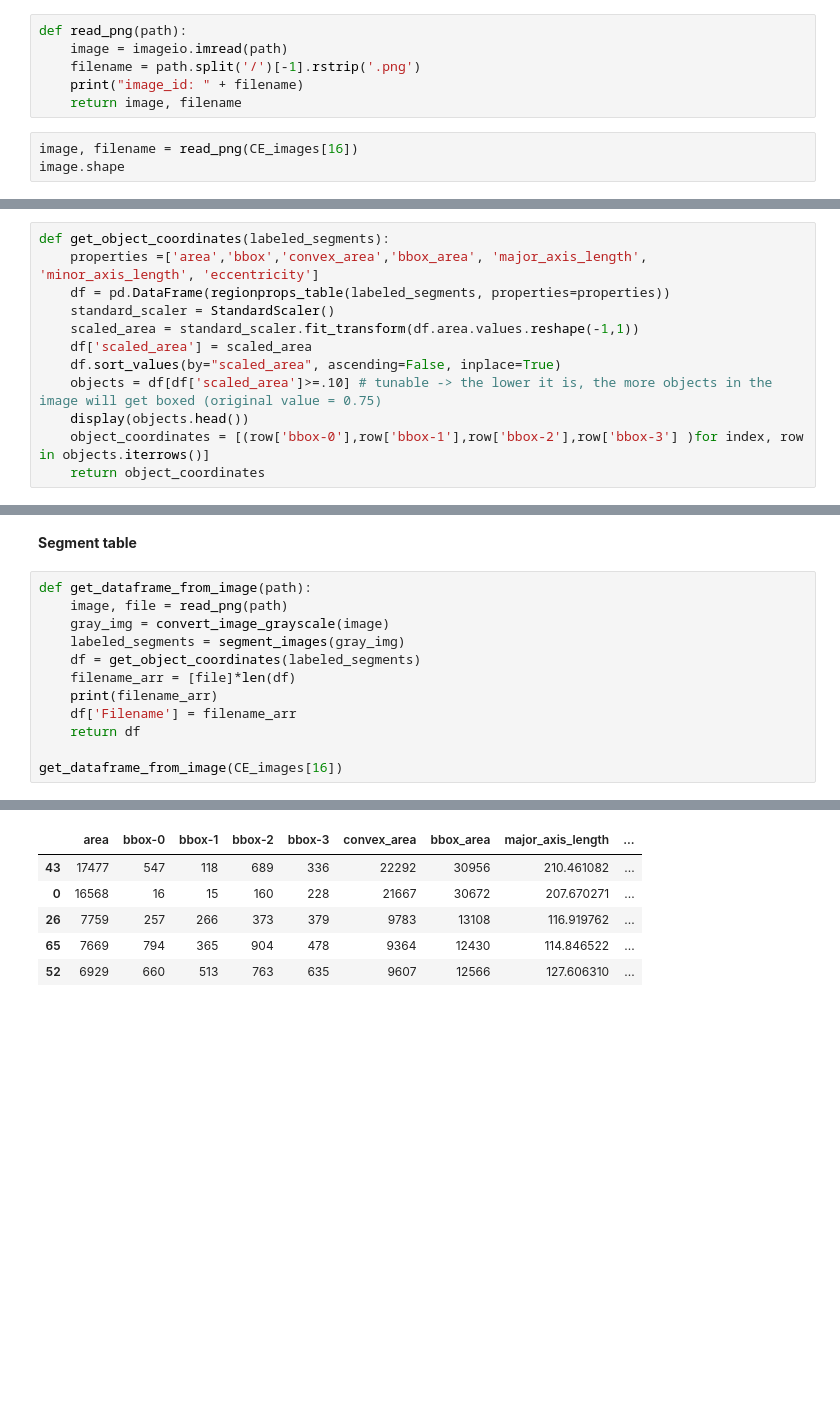
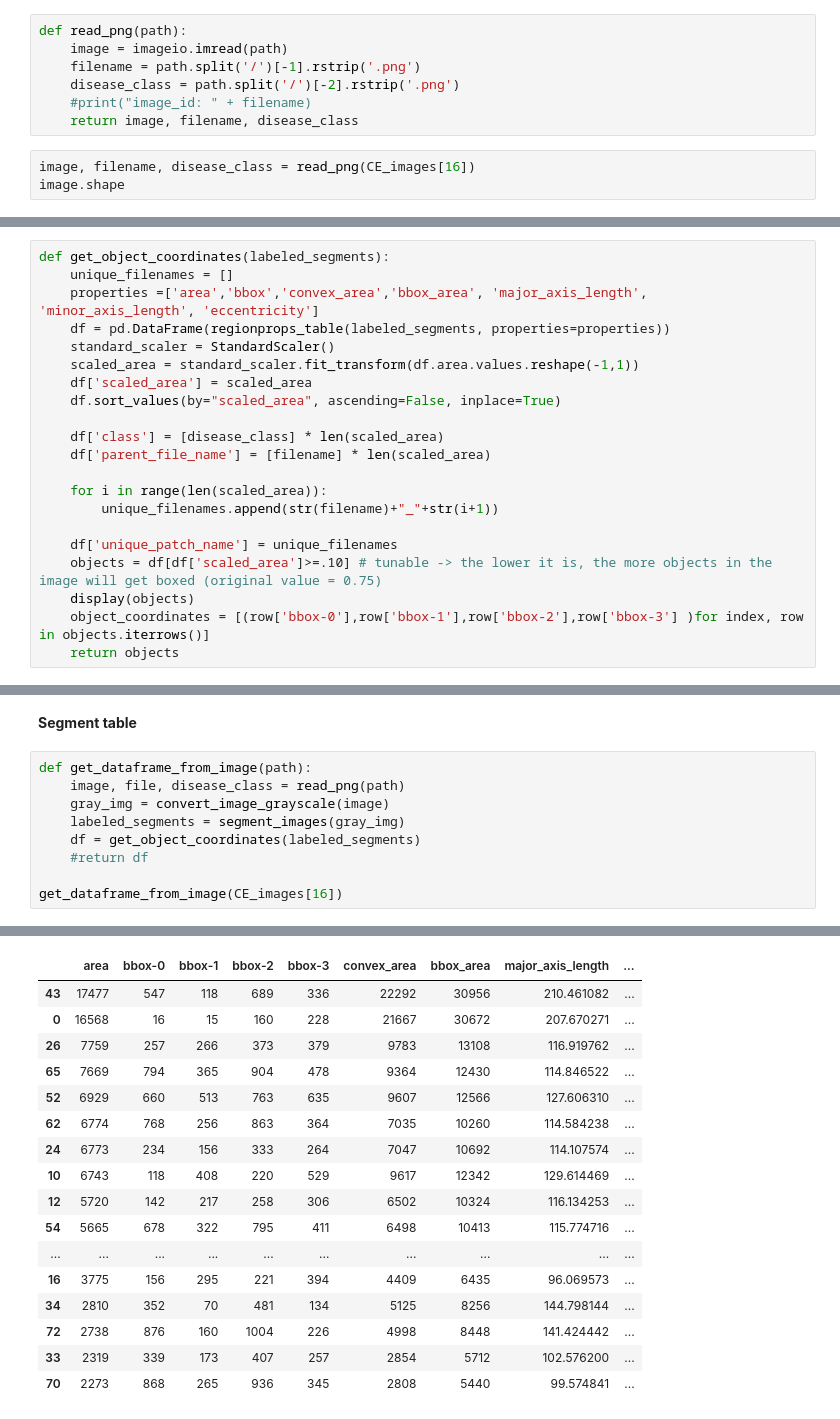
Before and after one commit to EnriqueProjectsIA/Mayo-Clinic---STRIP-AI, a Jupyter notebook: mayo-image-segmentation.ipynb, the cells around one changed output, grey strips where cells are left out. Drawn from its saved outputs; the diff is of its cells as text; blank space fills up the shorter version.

Commit message:
Kaggle Notebook | MAYO Image Segmentation  | Version 6

```diff
--- a/mayo-image-segmentation.ipynb
+++ b/mayo-image-segmentation.ipynb
@@ -72,10 +77,11 @@ There are 206 images in the LAA folder
 def read_png(path):
     image = imageio.imread(path)
     filename = path.split('/')[-1].rstrip('.png')
-    print("image_id: " + filename)
-    return image, filename
+    disease_class = path.split('/')[-2].rstrip('.png')
+    #print("image_id: " + filename)
+    return image, filename, disease_class
 # %%
-image, filename = read_png(CE_images[16])
+image, filename, disease_class = read_png(CE_images[16])
 image.shape
 # %% [output]
 image_id: 05a1ec_0
@@ -123,16 +110,25 @@ plot_labeled_segments(labeled_segments, gray_img)
 **Object Coordinates**
 # %%
 def get_object_coordinates(labeled_segments):
+    unique_filenames = []
     properties =['area','bbox','convex_area','bbox_area', 'major_axis_length', 'minor_axis_length', 'eccentricity']
     df = pd.DataFrame(regionprops_table(labeled_segments, properties=properties))
     standard_scaler = StandardScaler()
     scaled_area = standard_scaler.fit_transform(df.area.values.reshape(-1,1))
     df['scaled_area'] = scaled_area
     df.sort_values(by="scaled_area", ascending=False, inplace=True)
+
+    df['class'] = [disease_class] * len(scaled_area)
+    df['parent_file_name'] = [filename] * len(scaled_area)
+
+    for i in range(len(scaled_area)):
+        unique_filenames.append(str(filename)+"_"+str(i+1))
+
+    df['unique_patch_name'] = unique_filenames
     objects = df[df['scaled_area']>=.10] # tunable -> the lower it is, the more objects in the image will get boxed (original value = 0.75)
-    display(objects.head())
+    display(objects)
     object_coordinates = [(row['bbox-0'],row['bbox-1'],row['bbox-2'],row['bbox-3'] )for index, row in objects.iterrows()]
-    return object_coordinates
+    return objects
 # %%
 object_coordinates = get_object_coordinates(labeled_segments)
 # %% [output]
@@ -177,14 +153,11 @@ plot_objects(object_coordinates, image)
 **Segment table**
 # %%
 def get_dataframe_from_image(path):
-    image, file = read_png(path)
+    image, file, disease_class = read_png(path)
     gray_img = convert_image_grayscale(image)
     labeled_segments = segment_images(gray_img)
     df = get_object_coordinates(labeled_segments)
-    filename_arr = [file]*len(df)
-    print(filename_arr)
-    df['Filename'] = filename_arr
-    return df
+    #return df
 
 get_dataframe_from_image(CE_images[16])
 # %% [output]
@@ -192,6 +164,17 @@ image_id: 05a1ec_0
 |  | area | bbox-0 | bbox-1 | bbox-2 | bbox-3 | convex_area | bbox_area | major_axis_length | ... |
 | 43 | 17477 | 547 | 118 | 689 | 336 | 22292 | 30956 | 210.461082 | ... |
 | 0 | 16568 | 16 | 15 | 160 | 228 | 21667 | 30672 | 207.670271 | ... |
 | 26 | 7759 | 257 | 266 | 373 | 379 | 9783 | 13108 | 116.919762 | ... |
 | 65 | 7669 | 794 | 365 | 904 | 478 | 9364 | 12430 | 114.846522 | ... |
 | 52 | 6929 | 660 | 513 | 763 | 635 | 9607 | 12566 | 127.606310 | ... |
+| 62 | 6774 | 768 | 256 | 863 | 364 | 7035 | 10260 | 114.584238 | ... |
+| 24 | 6773 | 234 | 156 | 333 | 264 | 7047 | 10692 | 114.107574 | ... |
+| 10 | 6743 | 118 | 408 | 220 | 529 | 9617 | 12342 | 129.614469 | ... |
+| 12 | 5720 | 142 | 217 | 258 | 306 | 6502 | 10324 | 116.134253 | ... |
+| 54 | 5665 | 678 | 322 | 795 | 411 | 6498 | 10413 | 115.774716 | ... |
+| ... | ... | ... | ... | ... | ... | ... | ... | ... | ... |
+| 16 | 3775 | 156 | 295 | 221 | 394 | 4409 | 6435 | 96.069573 | ... |
+| 34 | 2810 | 352 | 70 | 481 | 134 | 5125 | 8256 | 144.798144 | ... |
+| 72 | 2738 | 876 | 160 | 1004 | 226 | 4998 | 8448 | 141.424442 | ... |
+| 33 | 2319 | 339 | 173 | 407 | 257 | 2854 | 5712 | 102.576200 | ... |
+| 70 | 2273 | 868 | 265 | 936 | 345 | 2808 | 5440 | 99.574841 | ... |
```
Also changed, not shown: parts of 15 cells of this notebook.
